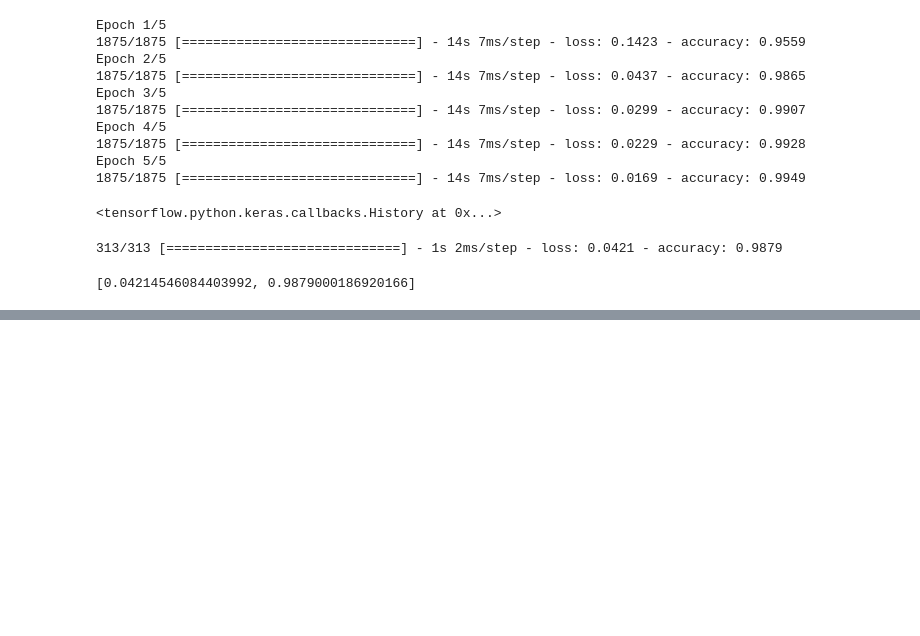
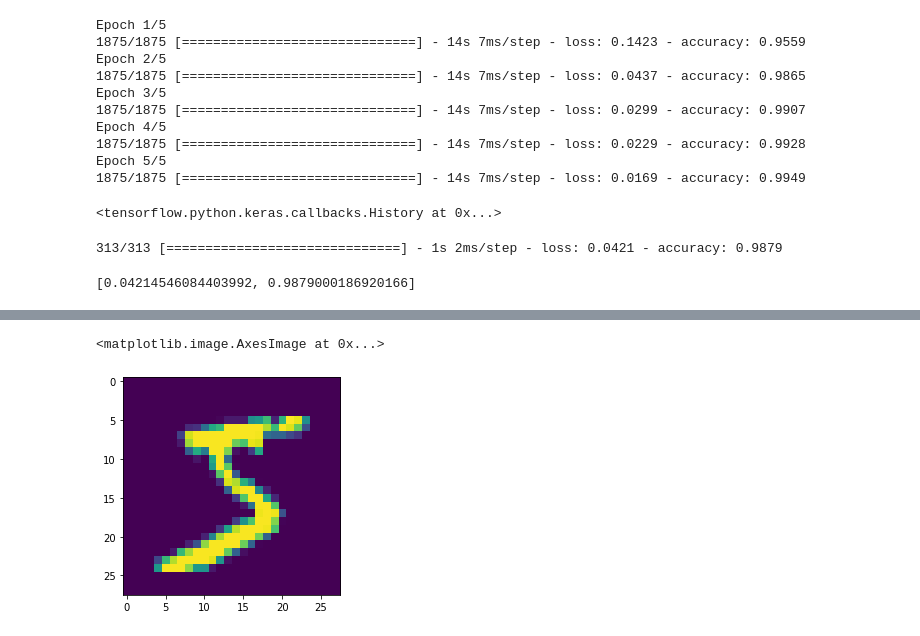
Before and after one commit to chanuuuuu/deep-learning-class, a Jupyter notebook: 3-0. CNN 기본 개념.ipynb, the cells around one changed output, grey strips where cells are left out. Drawn from its saved outputs; the diff is of its cells as text; code cells hidden in the pictures; blank space fills up the shorter version.

```diff
--- a/3-0. CNN 기본 개념.ipynb
+++ b/3-0. CNN 기본 개념.ipynb
@@ -298,0 +416,3 @@ seq_model.evaluate(x_test, y_test)
+# %%
+# 학습 진행
+seq_model.fit(x_train, y_train, epochs = 5)
@@ -298,0 +608,13 @@ seq_model.evaluate(x_test, y_test)
+# %%
+# Functional API
+
+# 데이터 하나의 shape를 정의
+inputs = tf.keras.layers.Input((28, 28, 1))
+x = CNN_Block(32, (5,5))(inputs)
+x = CNN_Block(64, (5,5))(x)
+x = tf.keras.layers.Flatten()(x)
+x = tf.keras.layers.Dense(64)(x)
+x = tf.keras.layers.ReLU()(x)
+y = tf.keras.layers.Dense(10, activation = 'softmax')(x)
+
+func_model = tf.keras.models.Model(inputs, outputs = y)
@@ -298,0 +641,9 @@ seq_model.evaluate(x_test, y_test)
+# %%
+# compile을 통한 학습 루프 정의
+func_model.compile(
+    loss = tf.keras.losses.SparseCategoricalCrossentropy(),
+    optimizer = tf.keras.optimizers.Adam(),
+    metrics = ['accuracy']
+)
+# %%
+func_model.fit(x_train, y_train, batch_size = 32, epochs = 5)
@@ -298,0 +693,5 @@ seq_model.evaluate(x_test, y_test)
+# %%
+plt.imshow(x_train[0])
+# %% [output]
+<matplotlib.image.AxesImage at 0x...>
+[figure, added]
```
Also changed, not shown: parts of 85 cells of this notebook, 2 other files.
